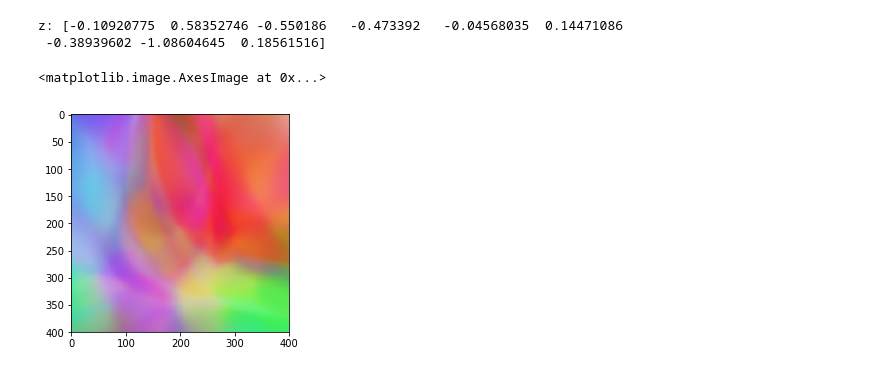
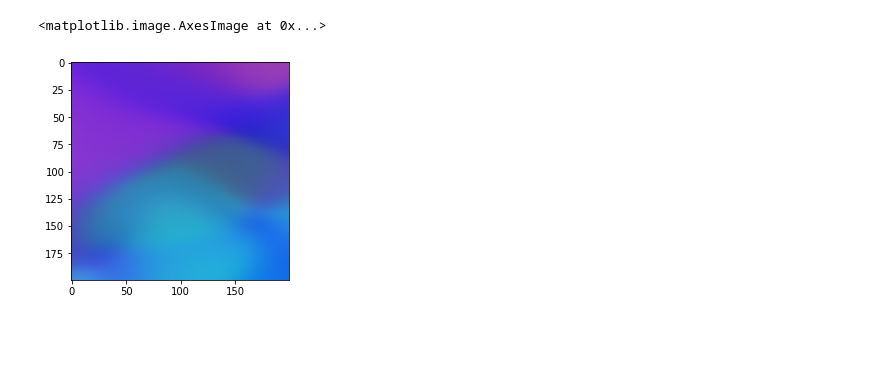
Before and after one commit to silky/cppn-3d, a Jupyter notebook: python/inference.ipynb, the cells around one changed output. Drawn from its saved outputs; the diff is of its cells as text; code cells hidden in the pictures; blank space fills up the shorter version.

Commit message:
hacked together the first multi-whatever thing!

```diff
--- a/python/inference.ipynb
+++ b/python/inference.ipynb
@@ -8,37 +8,38 @@ import functools as ft
 import matplotlib.pyplot as plt
 from skimage.io import imsave
 # %%
-latent_dim = 9
+latent_dim = 8 # Was: 9
 TAXICAB    = ft.partial(np.linalg.norm, axis=0, ord=1)
 EUCLIDEAN  = ft.partial(np.linalg.norm, axis=0, ord=2)
 norm       = ft.partial(np.linalg.norm, axis=0, ord=-2)
 norm       = EUCLIDEAN
 
 
-c = Config( net_size = 50
+c = Config( net_size = 20 # Was: 50
           , num_dense = 3
           , latent_dim = latent_dim
           , colours = 3
           , input_size = 1 + 1 + 1 + latent_dim
-          , activation_function = "tanh"
+          , activation_function = tf.nn.tanh
           , norm = norm
+          , border_matchings = []
           )
-m = build_model(c)
+
+size   = 200
+width  = size
+height = size
+
+m = build_model(c, width, height)
+
+sess = tf.InteractiveSession()
+
+z = np.random.normal(0, 1, size=c.latent_dim)
+
+sess.run(tf.global_variables_initializer())
+yys = forward(sess, c, m, z, width, height)
+
+ys = stitch_together(yys)
+plt.imshow(ys.reshape((size, size, c.colours)))
+# %% [output]
+<matplotlib.image.AxesImage at 0x...>
+[figure, added]
-# %%
-z = np.random.normal(0, 1, size=c.latent_dim)
-print(f"z: {z}")
-# %% [output]
-z: [-0.10920775  0.58352746 -0.550186   -0.473392   -0.04568035  0.14471086
- -0.38939602 -1.08604645  0.18561516]
-# %%
-size = 400
-width  = size
-height = size
-
-yys = forward(c, m, z, width, height)
-
-ys = stitch_together(yys)
-plt.imshow(ys.reshape((size, size, c.colours)))
-# %% [output]
-<matplotlib.image.AxesImage at 0x...>
-[figure, removed]
```
Also changed, not shown: parts of 10 cells of this notebook, 1 other file.
